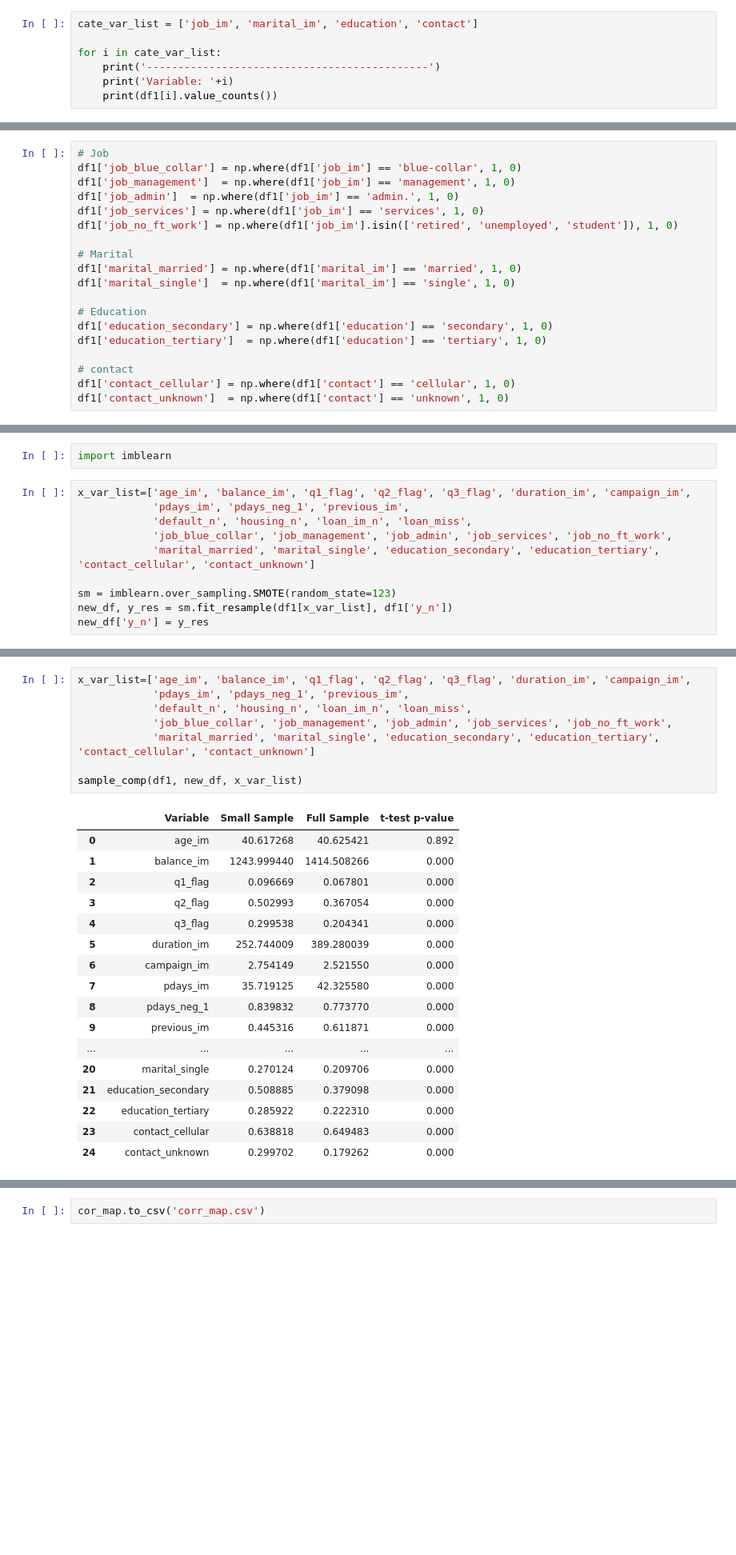
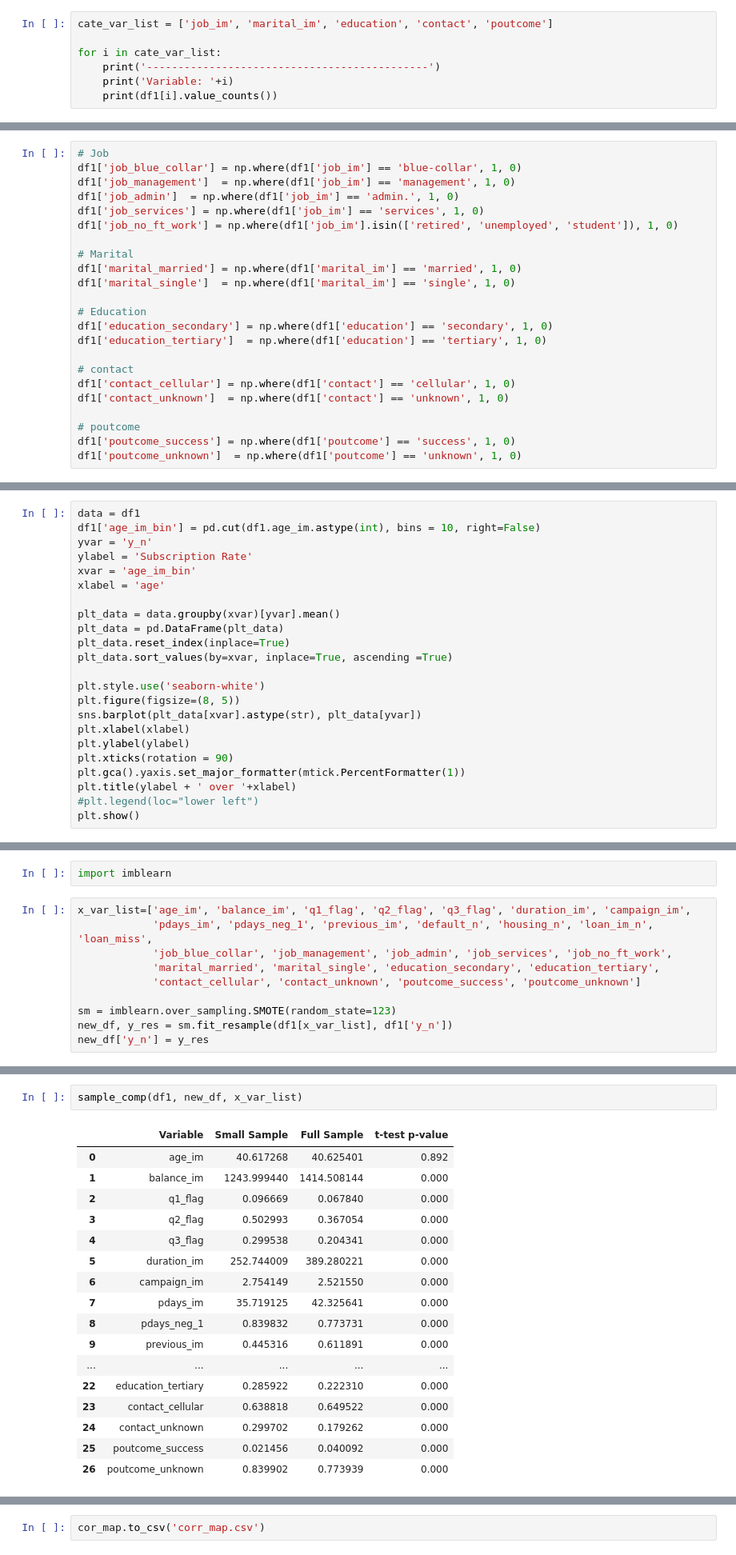
Before and after one commit to mintbilly/Compaign_Sample_Proj, a Jupyter notebook: zd_jd_v1.ipynb, the cells around one changed output, grey strips where cells are left out. Shown at 80% size. Saved outputs shown, nothing was run; the diff lists cells and outputs as text; blank space fills up the shorter version.

```diff
--- a/zd_jd_v1.ipynb
+++ b/zd_jd_v1.ipynb
@@ -392,7 +404,7 @@ age_im, balance_im, day, duration_im, campaign_im, pdays_im, pdays_neg_1, previo
 # %% [markdown]
 #### Multi-class categorical variables
 # %%
-cate_var_list = ['job_im', 'marital_im', 'education', 'contact']
+cate_var_list = ['job_im', 'marital_im', 'education', 'contact', 'poutcome']
 
 for i in cate_var_list:
     print('---------------------------------------------')
@@ -435,6 +447,10 @@ df1['education_tertiary']  = np.where(df1['education'] == 'tertiary', 1, 0)
 # contact
 df1['contact_cellular'] = np.where(df1['contact'] == 'cellular', 1, 0)
 df1['contact_unknown']  = np.where(df1['contact'] == 'unknown', 1, 0)
+
+# poutcome
+df1['poutcome_success'] = np.where(df1['poutcome'] == 'success', 1, 0)
+df1['poutcome_unknown']  = np.where(df1['poutcome'] == 'unknown', 1, 0)
 # %% [markdown]
 #### Binary variables
 # %%
@@ -531,0 +893,23 @@ summary_stat(df1, ['y_n'] + x_var_list)
+# %%
+data = df1
+df1['age_im_bin'] = pd.cut(df1.age_im.astype(int), bins = 10, right=False)
+yvar = 'y_n'
+ylabel = 'Subscription Rate'
+xvar = 'age_im_bin'
+xlabel = 'age'
+
+plt_data = data.groupby(xvar)[yvar].mean()
+plt_data = pd.DataFrame(plt_data)
+plt_data.reset_index(inplace=True)
+plt_data.sort_values(by=xvar, inplace=True, ascending =True)
+
+plt.style.use('seaborn-white')
+plt.figure(figsize=(8, 5))
+sns.barplot(plt_data[xvar].astype(str), plt_data[yvar])
+plt.xlabel(xlabel)
+plt.ylabel(ylabel)
+plt.xticks(rotation = 90)
+plt.gca().yaxis.set_major_formatter(mtick.PercentFormatter(1))
+plt.title(ylabel + ' over '+xlabel)
+#plt.legend(loc="lower left")
+plt.show()
@@ -600,10 +1057,10 @@ Synthetic Minority Over-sampling Technique (SMOTE) is a popular technique to ove
 import imblearn
 # %%
 x_var_list=['age_im', 'balance_im', 'q1_flag', 'q2_flag', 'q3_flag', 'duration_im', 'campaign_im',
-            'pdays_im', 'pdays_neg_1', 'previous_im',
-            'default_n', 'housing_n', 'loan_im_n', 'loan_miss',
+            'pdays_im', 'pdays_neg_1', 'previous_im', 'default_n', 'housing_n', 'loan_im_n', 'loan_miss',
             'job_blue_collar', 'job_management', 'job_admin', 'job_services', 'job_no_ft_work',
-            'marital_married', 'marital_single', 'education_secondary', 'education_tertiary', 'contact_cellular', 'contact_unknown']
+            'marital_married', 'marital_single', 'education_secondary', 'education_tertiary',
+            'contact_cellular', 'contact_unknown', 'poutcome_success', 'poutcome_unknown']
 
 sm = imblearn.over_sampling.SMOTE(random_state=123)
 new_df, y_res = sm.fit_resample(df1[x_var_list], df1['y_n'])
@@ -631,29 +1088,23 @@ summary_stat(new_df,x_var_list+['y_n'])
 # %%
-x_var_list=['age_im', 'balance_im', 'q1_flag', 'q2_flag', 'q3_flag', 'duration_im', 'campaign_im',
-            'pdays_im', 'pdays_neg_1', 'previous_im',
-            'default_n', 'housing_n', 'loan_im_n', 'loan_miss',
-            'job_blue_collar', 'job_management', 'job_admin', 'job_services', 'job_no_ft_work',
-            'marital_married', 'marital_single', 'education_secondary', 'education_tertiary', 'contact_cellular', 'contact_unknown']
-
 sample_comp(df1, new_df, x_var_list)
 # %% [output]
 |  | Variable | Small Sample | Full Sample | t-test p-value |
-| 0 | age_im | 40.617268 | 40.625421 | 0.892 |
-| 1 | balance_im | 1243.999440 | 1414.508266 | 0.000 |
-| 2 | q1_flag | 0.096669 | 0.067801 | 0.000 |
+| 0 | age_im | 40.617268 | 40.625401 | 0.892 |
+| 1 | balance_im | 1243.999440 | 1414.508144 | 0.000 |
+| 2 | q1_flag | 0.096669 | 0.067840 | 0.000 |
 | 3 | q2_flag | 0.502993 | 0.367054 | 0.000 |
 | 4 | q3_flag | 0.299538 | 0.204341 | 0.000 |
-| 5 | duration_im | 252.744009 | 389.280039 | 0.000 |
+| 5 | duration_im | 252.744009 | 389.280221 | 0.000 |
 | 6 | campaign_im | 2.754149 | 2.521550 | 0.000 |
-| 7 | pdays_im | 35.719125 | 42.325580 | 0.000 |
-| 8 | pdays_neg_1 | 0.839832 | 0.773770 | 0.000 |
-| 9 | previous_im | 0.445316 | 0.611871 | 0.000 |
+| 7 | pdays_im | 35.719125 | 42.325641 | 0.000 |
+| 8 | pdays_neg_1 | 0.839832 | 0.773731 | 0.000 |
+| 9 | previous_im | 0.445316 | 0.611891 | 0.000 |
 | ... | ... | ... | ... | ... |
-| 20 | marital_single | 0.270124 | 0.209706 | 0.000 |
-| 21 | education_secondary | 0.508885 | 0.379098 | 0.000 |
 | 22 | education_tertiary | 0.285922 | 0.222310 | 0.000 |
-| 23 | contact_cellular | 0.638818 | 0.649483 | 0.000 |
+| 23 | contact_cellular | 0.638818 | 0.649522 | 0.000 |
 | 24 | contact_unknown | 0.299702 | 0.179262 | 0.000 |
+| 25 | poutcome_success | 0.021456 | 0.040092 | 0.000 |
+| 26 | poutcome_unknown | 0.839902 | 0.773939 | 0.000 |
 # %% [markdown]
 ## Variable selection
 
```
Also changed, not shown: parts of 57 cells of this notebook.
